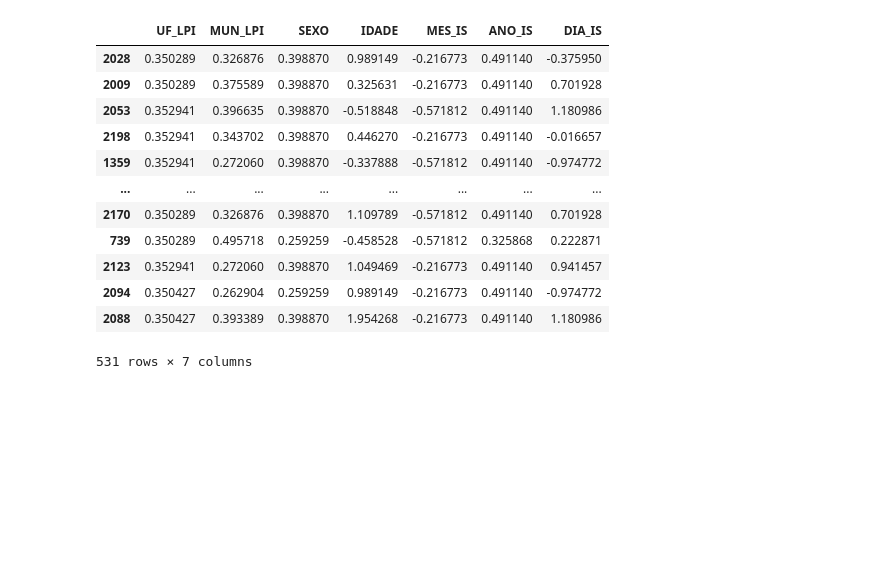
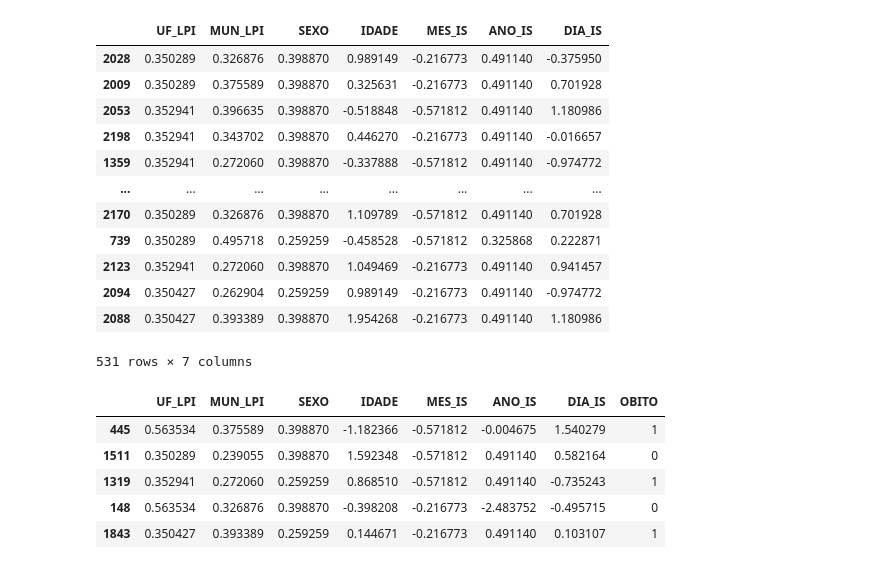
Before and after one commit to Muniz97/Yellow-fever-Febre-Amarela, a Jupyter notebook: 3 - Preprocessing/Yellow_Fever_Preprocessing.ipynb, the cells around one changed output. Drawn from its saved outputs; the diff is of its cells as text; code cells hidden in the pictures; blank space fills up the shorter version.

```diff
--- a/3 - Preprocessing/Yellow_Fever_Preprocessing.ipynb
+++ b/3 - Preprocessing/Yellow_Fever_Preprocessing.ipynb
@@ -211,3 +186,14 @@ x_test_encoder
 | 2094 | 0.350427 | 0.262904 | 0.259259 | 0.989149 | -0.216773 | 0.491140 | -0.974772 |
 | 2088 | 0.350427 | 0.393389 | 0.398870 | 1.954268 | -0.216773 | 0.491140 | 1.180986 |
 531 rows × 7 columns
+# %%
+train_base = pd.concat([x_train_encoder,y_train], axis = 1)
+train_base.to_csv('train_base.csv', index = False)
+train_base.head()
+# %% [output]
+|  | UF_LPI | MUN_LPI | SEXO | IDADE | MES_IS | ANO_IS | DIA_IS | OBITO |
+| 445 | 0.563534 | 0.375589 | 0.398870 | -1.182366 | -0.571812 | -0.004675 | 1.540279 | 1 |
+| 1511 | 0.350289 | 0.239055 | 0.398870 | 1.592348 | -0.571812 | 0.491140 | 0.582164 | 0 |
+| 1319 | 0.352941 | 0.272060 | 0.259259 | 0.868510 | -0.571812 | 0.491140 | -0.735243 | 1 |
+| 148 | 0.563534 | 0.326876 | 0.398870 | -0.398208 | -0.216773 | -2.483752 | -0.495715 | 0 |
+| 1843 | 0.350427 | 0.393389 | 0.259259 | 0.144671 | -0.216773 | 0.491140 | 0.103107 | 1 |
```
Also changed, not shown: parts of 13 cells of this notebook.
